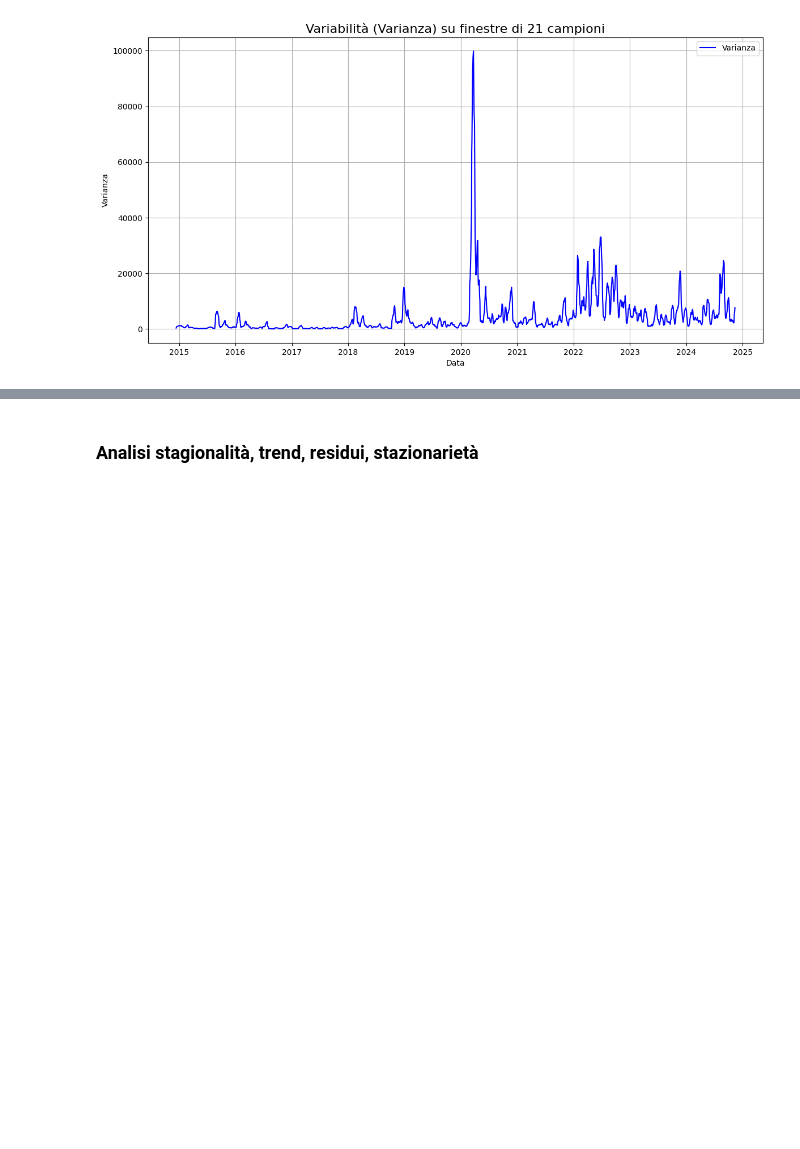
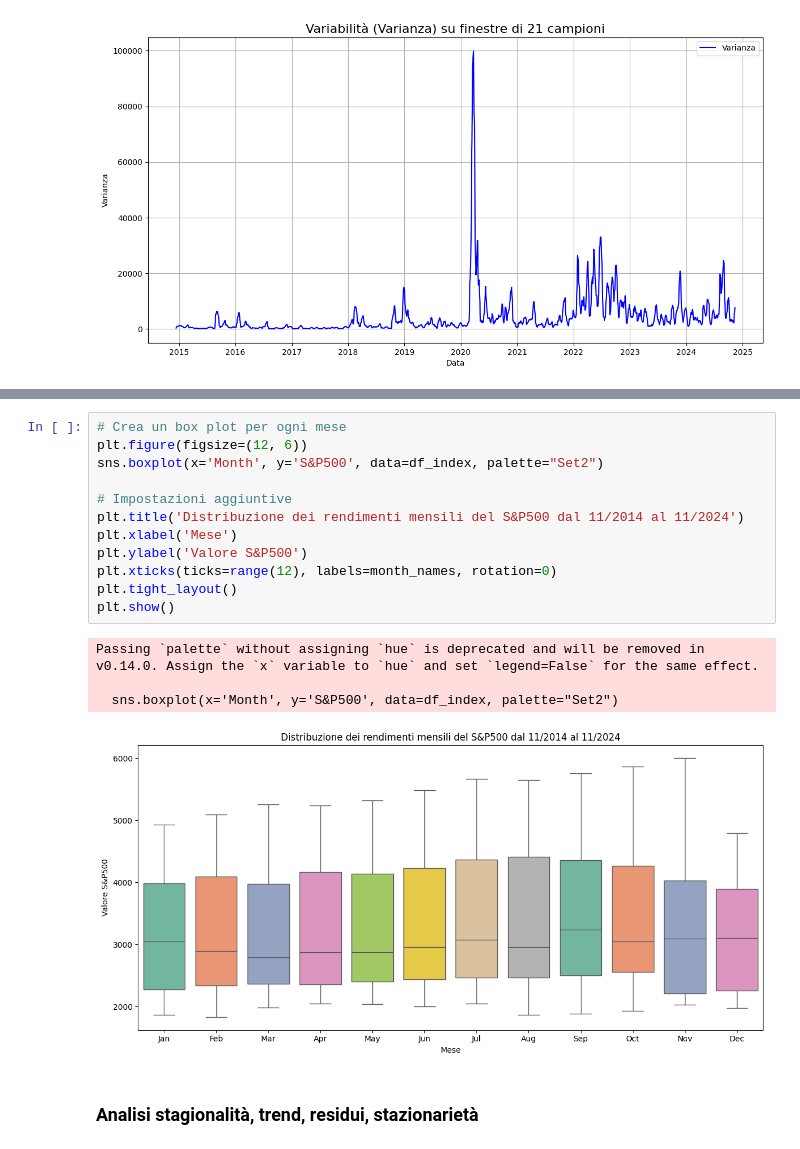
Before and after one commit to lucabellantee/Time-series-analysis, a Jupyter notebook: time_series.ipynb, the cells around one changed output, grey strips where cells are left out. Saved outputs shown, nothing was run; the diff lists cells and outputs as text; blank space fills up the shorter version.

```diff
--- a/time_series.ipynb
+++ b/time_series.ipynb
@@ -137,3 +194,20 @@ plt.show()
+# %%
+# Crea un box plot per ogni mese
+plt.figure(figsize=(12, 6))
+sns.boxplot(x='Month', y='S&P500', data=df_index, palette="Set2")
+
+# Impostazioni aggiuntive
+plt.title('Distribuzione dei rendimenti mensili del S&P500 dal 11/2014 al 11/2024')
+plt.xlabel('Mese')
+plt.ylabel('Valore S&P500')
+plt.xticks(ticks=range(12), labels=month_names, rotation=0)
+plt.tight_layout()
+plt.show()
+# %% [output]
+Passing `palette` without assigning `hue` is deprecated and will be removed in v0.14.0. Assign the `x` variable to `hue` and set `legend=False` for the same effect.
+
+  sns.boxplot(x='Month', y='S&P500', data=df_index, palette="Set2")
+[figure, added]
 # %% [markdown]
 ### Analisi stagionalità, trend, residui, stazionarietà
 # %% [markdown]
```
Also changed, not shown: parts of 6 cells of this notebook.
